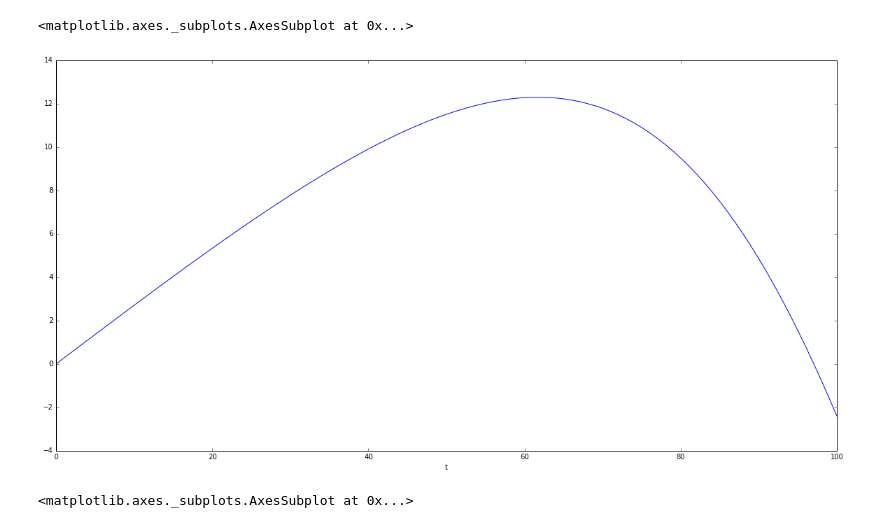
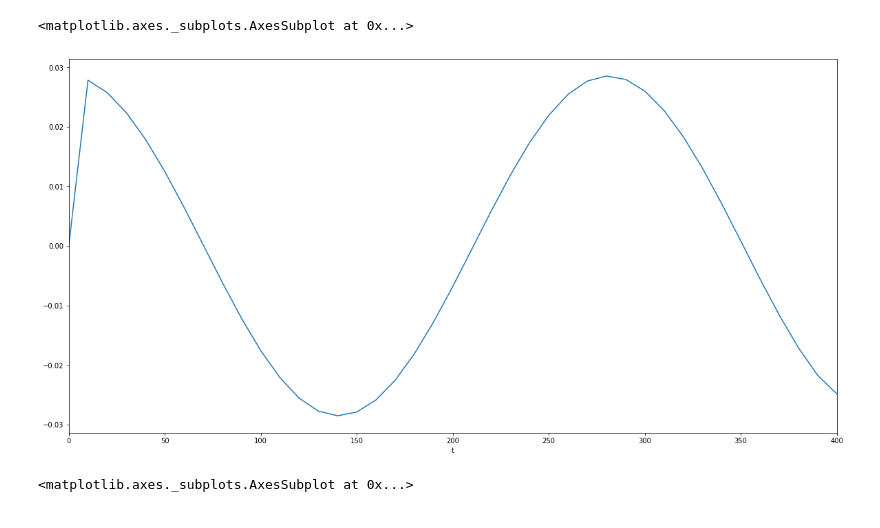
Before and after one commit to pablogalaviz/PostNewton3BP, a Jupyter notebook: utils/Analysis.ipynb, the cells around one changed output. Saved outputs shown, nothing was run; the diff lists cells and outputs as text; code cells hidden in the pictures.

```diff
--- a/utils/Analysis.ipynb
+++ b/utils/Analysis.ipynb
@@ -25,8 +25,12 @@ def get_dynamic_variable(h5file, dataset):
     for p in np.arange(Np):
         for i in np.arange(Dim):
             cols.append(coord[i]+str(p+1))
-    return pd.DataFrame(h5file['0'][dataset][:],columns=cols)
-
+    df=pd.DataFrame(h5file['0'][dataset][:],columns=cols)
+    if Dim ==2:
+        for p in np.arange(Np):
+            df['z'+str(p+1)]=0
+        return df.reindex_axis(sorted(df.columns),axis=1)
+    return df
 
 df_x=get_dynamic_variable(h5file, "position").set_index('t')
 df_p=get_dynamic_variable(h5file, "momentum").set_index('t')
@@ -121,3 +176,26 @@ for t in t_list:
+# %%
+dump_list=list()
+for t in t_list:
+    x=df_x.loc[t].values.reshape((dim,num_part)).T
+    p=df_p.loc[t].values.reshape((dim,num_part)).T
+
+    P2=np.array([p[a].dot(p[a]) for a in p_idx])
+
+    R2=np.array([[x[b]-x[a] for a in p_idx] for b in p_idx])
+    mR2=np.linalg.norm(R2,axis=2)
+    n2=np.array([[ np.zeros_like(R2[a,b]) if a==b else R2[a,b]/mR2[a,b] for a in p_idx] for b in p_idx])
+
+    Phi=list()
+    Htt_11=list()
+    for xc,yc,zc in zip(X.flatten(),Y.flatten(),Z.flatten()):
+        Phi.append(phi(xc,yc,zc,x,m,mR2,P2))
+        Htt_11.append(hTT(xc,yc,zc,x,p,m,mR2,n2,P2,0,0))
+    df_phi=pd.DataFrame({'x':X.flatten(),'y':Y.flatten(),'z':Z.flatten(),'phi':Phi,'hTT_00':Htt_11})
+
+    z_val=df_phi['z'].abs().max()
+    df_z=df_phi.query('z=='+str(z_val))
+    Psi4=(1+0.125*df_z['phi'].values.reshape(nx,ny))**4
+    dump_list.append({"psi4":Psi4,"t":t,'hTT_00':df_z['hTT_00'].values.reshape(nx,ny)})
 # %%
 def plot_dump(t):
 #    fig = plt.figure(figsize=(10,5))
@@ -161,12 +239,12 @@ def get_waves(h5file):
             columns.append(p+'['+name[l-1]+'m='+str(m)+"]")
     return pd.DataFrame(h5file['0']['waves'][:],columns=columns)
 
-df_waves=get_waves(h5file).set_index('t')
+df_waves2=get_waves(h5file).set_index('t')
 # %%
-df_waves['R[Om=1]'].plot(figsize=(20,10))
+df_waves2['R[Qm=2]'].plot(figsize=(20,10))
 # %% [output]
 <matplotlib.axes._subplots.AxesSubplot at 0x...>
-[figure, old version]
+[figure, new version]
 # %%
 df_waves['R[Qm=-1]'].plot(figsize=(20,10))
 # %% [output]
```
Also changed, not shown: parts of 9 cells of this notebook, 2 other files.
